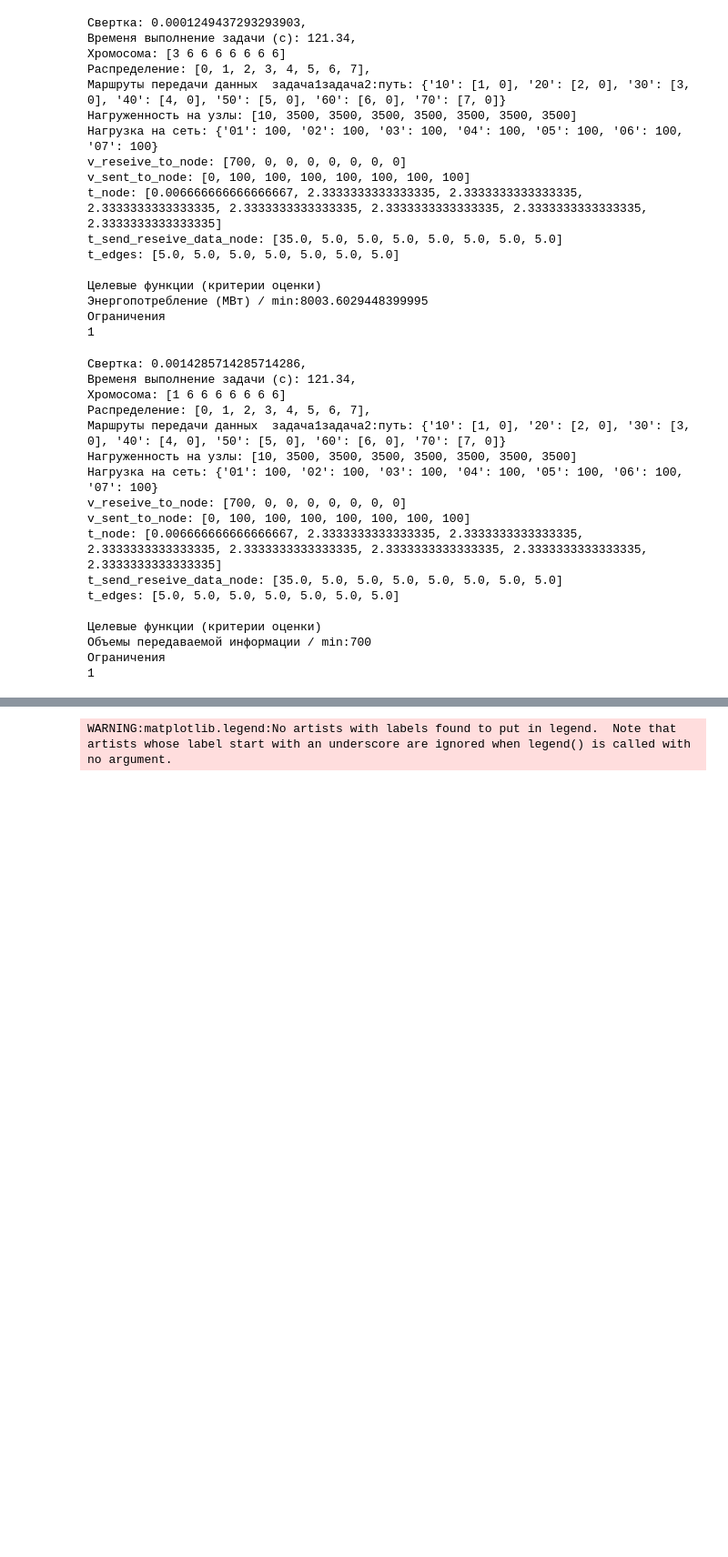
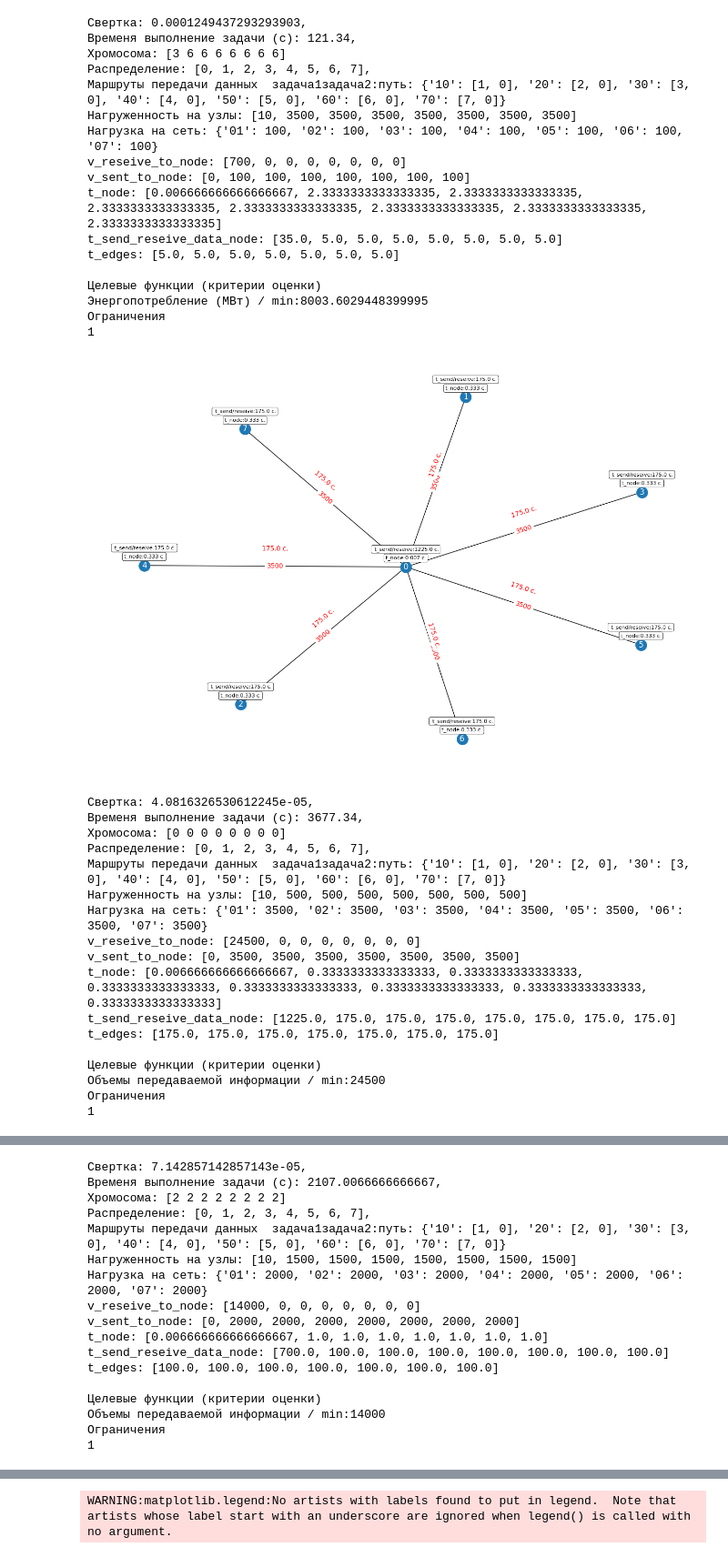
Before and after one commit to Me0n4ik/Distribution_of_tasks, a Jupyter notebook: Риф/Эксперементы/1.ipynb, the cells around one changed output, grey strips where cells are left out. Shown at 91% size. Cells and saved outputs as stored; diff of their text form; code cells hidden in the pictures; blank space fills up the shorter version.

```diff
--- a/Риф/Эксперементы/1.ipynb
+++ b/Риф/Эксперементы/1.ipynb
@@ -126,24 +258,27 @@ Solution._NET = net
 Solution._TASK = task
 Solution._CRITERIA = CRITERIA
 Solution._LIMITATIONS = LIMITATIONS
-# %%
-res = Solution([1,6,6,6,6,6,6,6])
-print(res)
-# %% [output]
-Cвертка: 0.0014285714285714286,
-Временя выполнение задачи (с): 121.34,
-Хромосома: [1 6 6 6 6 6 6 6]
-Распределение: [0, 1, 2, 3, 4, 5, 6, 7],
-Маршруты передачи данных  задача1задача2:путь: {'10': [1, 0], '20': [2, 0], '30': [3, 0], '40': [4, 0], '50': [5, 0], '60': [6, 0], '70': [7, 0]}
-Нагруженность на узлы: [10, 3500, 3500, 3500, 3500, 3500, 3500, 3500]
-Нагрузка на сеть: {'01': 100, '02': 100, '03': 100, '04': 100, '05': 100, '06': 100, '07': 100}
-v_reseive_to_node: [700, 0, 0, 0, 0, 0, 0, 0]
-v_sent_to_node: [0, 100, 100, 100, 100, 100, 100, 100]
-t_node: [0.006666666666666667, 2.3333333333333335, 2.3333333333333335, 2.3333333333333335, 2.3333333333333335, 2.3333333333333335, 2.3333333333333335, 2.3333333333333335]
-t_send_reseive_data_node: [35.0, 5.0, 5.0, 5.0, 5.0, 5.0, 5.0, 5.0]
-t_edges: [5.0, 5.0, 5.0, 5.0, 5.0, 5.0, 5.0]
-
-Целевые функции (критерии оценки)
-Объемы передаваемой информации / min:700
-Ограничения
-1
+# %%
+for i in range(7):
+  res = Solution(np.full((8,), i))
+  res.draw_result()
+  print(res)
+# %% [output]
+[figure, added]
+Cвертка: 4.0816326530612245e-05,
+Временя выполнение задачи (с): 3677.34,
+Хромосома: [0 0 0 0 0 0 0 0]
+Распределение: [0, 1, 2, 3, 4, 5, 6, 7],
+Маршруты передачи данных  задача1задача2:путь: {'10': [1, 0], '20': [2, 0], '30': [3, 0], '40': [4, 0], '50': [5, 0], '60': [6, 0], '70': [7, 0]}
+Нагруженность на узлы: [10, 500, 500, 500, 500, 500, 500, 500]
+Нагрузка на сеть: {'01': 3500, '02': 3500, '03': 3500, '04': 3500, '05': 3500, '06': 3500, '07': 3500}
+v_reseive_to_node: [24500, 0, 0, 0, 0, 0, 0, 0]
+v_sent_to_node: [0, 3500, 3500, 3500, 3500, 3500, 3500, 3500]
+t_node: [0.006666666666666667, 0.3333333333333333, 0.3333333333333333, 0.3333333333333333, 0.3333333333333333, 0.3333333333333333, 0.3333333333333333, 0.3333333333333333]
+t_send_reseive_data_node: [1225.0, 175.0, 175.0, 175.0, 175.0, 175.0, 175.0, 175.0]
+t_edges: [175.0, 175.0, 175.0, 175.0, 175.0, 175.0, 175.0]
+
+Целевые функции (критерии оценки)
+Объемы передаваемой информации / min:24500
+Ограничения
+1
@@ -149,0 +304,17 @@ t_edges: [5.0, 5.0, 5.0, 5.0, 5.0, 5.0, 5.0]
+Cвертка: 7.142857142857143e-05,
+Временя выполнение задачи (с): 2107.0066666666667,
+Хромосома: [2 2 2 2 2 2 2 2]
+Распределение: [0, 1, 2, 3, 4, 5, 6, 7],
+Маршруты передачи данных  задача1задача2:путь: {'10': [1, 0], '20': [2, 0], '30': [3, 0], '40': [4, 0], '50': [5, 0], '60': [6, 0], '70': [7, 0]}
+Нагруженность на узлы: [10, 1500, 1500, 1500, 1500, 1500, 1500, 1500]
+Нагрузка на сеть: {'01': 2000, '02': 2000, '03': 2000, '04': 2000, '05': 2000, '06': 2000, '07': 2000}
+v_reseive_to_node: [14000, 0, 0, 0, 0, 0, 0, 0]
+v_sent_to_node: [0, 2000, 2000, 2000, 2000, 2000, 2000, 2000]
+t_node: [0.006666666666666667, 1.0, 1.0, 1.0, 1.0, 1.0, 1.0, 1.0]
+t_send_reseive_data_node: [700.0, 100.0, 100.0, 100.0, 100.0, 100.0, 100.0, 100.0]
+t_edges: [100.0, 100.0, 100.0, 100.0, 100.0, 100.0, 100.0]
+
+Целевые функции (критерии оценки)
+Объемы передаваемой информации / min:14000
+Ограничения
+1
```
Also changed, not shown: parts of 3 cells of this notebook, 6 other files.
